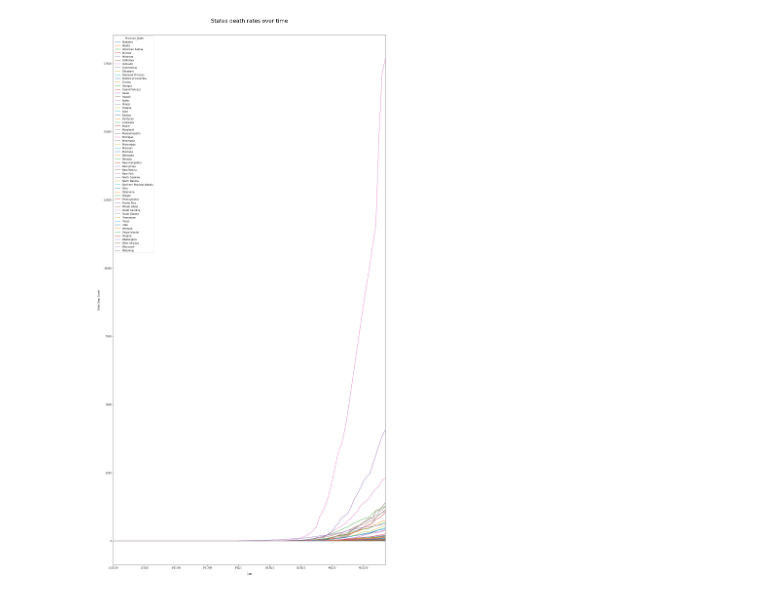
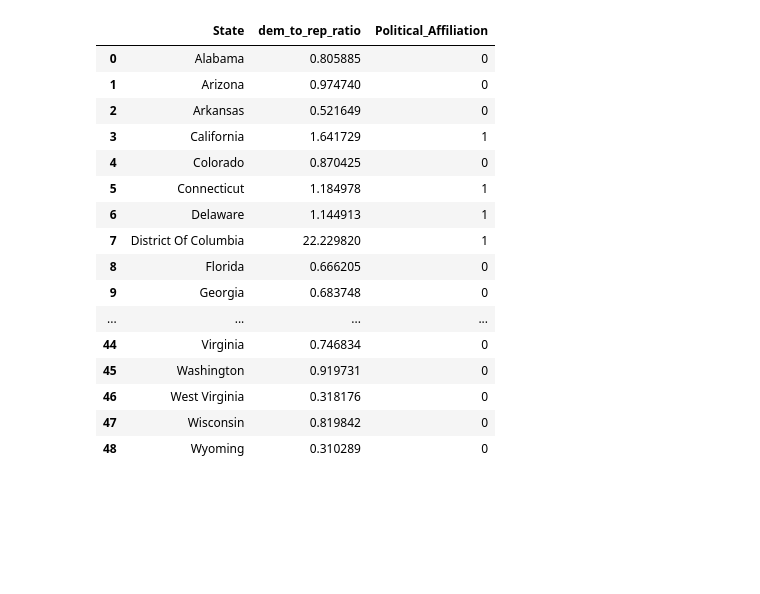
Before and after one commit to clairechour/Covid-19-Predictor, a Jupyter notebook: data100finalproj.ipynb, the cells around one changed output. Saved outputs shown, nothing was run; the diff lists cells and outputs as text; code cells hidden in the pictures; blank space fills up the shorter version.

```diff
--- a/data100finalproj.ipynb
+++ b/data100finalproj.ipynb
@@ -191,8 +42,38 @@ death_sum
-# %%
-death_sum.T.plot(figsize=(20,40))
-plt.xlabel("Date", labelpad=15)
-plt.ylabel("Daily Step Count", labelpad=15)
-plt.title("States death rates over time", y=1.02, fontsize=22);
-# LEGEND MOVE!!!
-# %% [output]
-[figure, removed]
+# %%
+abridged_counties = pd.read_csv('abridged_couties.csv')
+
+abridged_counties_statespolit = abridged_counties[['State', 'dem_to_rep_ratio']]
+abridged_counties_statespolit = abridged_counties_statespolit.groupby(['State'], as_index=False).mean()
+number_of_states_in_abridged = len(abridged_counties_statespolit.index)
+#abridged_counties_statespolit
+
+def political_aff(x):
+    if x >=1:
+        return 1
+    elif x <1:
+        return 0
+    else:
+        return 1
+
+abridged_counties_statespolit['Political_Affiliation'] =abridged_counties_statespolit['dem_to_rep_ratio'].apply(
+    lambda x:political_aff(x))
+
+abridged_counties_statespolit
+# %% [output]
+|  | State | dem_to_rep_ratio | Political_Affiliation |
+| 0 | Alabama | 0.805885 | 0 |
+| 1 | Arizona | 0.974740 | 0 |
+| 2 | Arkansas | 0.521649 | 0 |
+| 3 | California | 1.641729 | 1 |
+| 4 | Colorado | 0.870425 | 0 |
+| 5 | Connecticut | 1.184978 | 1 |
+| 6 | Delaware | 1.144913 | 1 |
+| 7 | District Of Columbia | 22.229820 | 1 |
+| 8 | Florida | 0.666205 | 0 |
+| 9 | Georgia | 0.683748 | 0 |
+| ... | ... | ... | ... |
+| 44 | Virginia | 0.746834 | 0 |
+| 45 | Washington | 0.919731 | 0 |
+| 46 | West Virginia | 0.318176 | 0 |
+| 47 | Wisconsin | 0.819842 | 0 |
+| 48 | Wyoming | 0.310289 | 0 |
```
Also changed, not shown: parts of 47 cells of this notebook.
